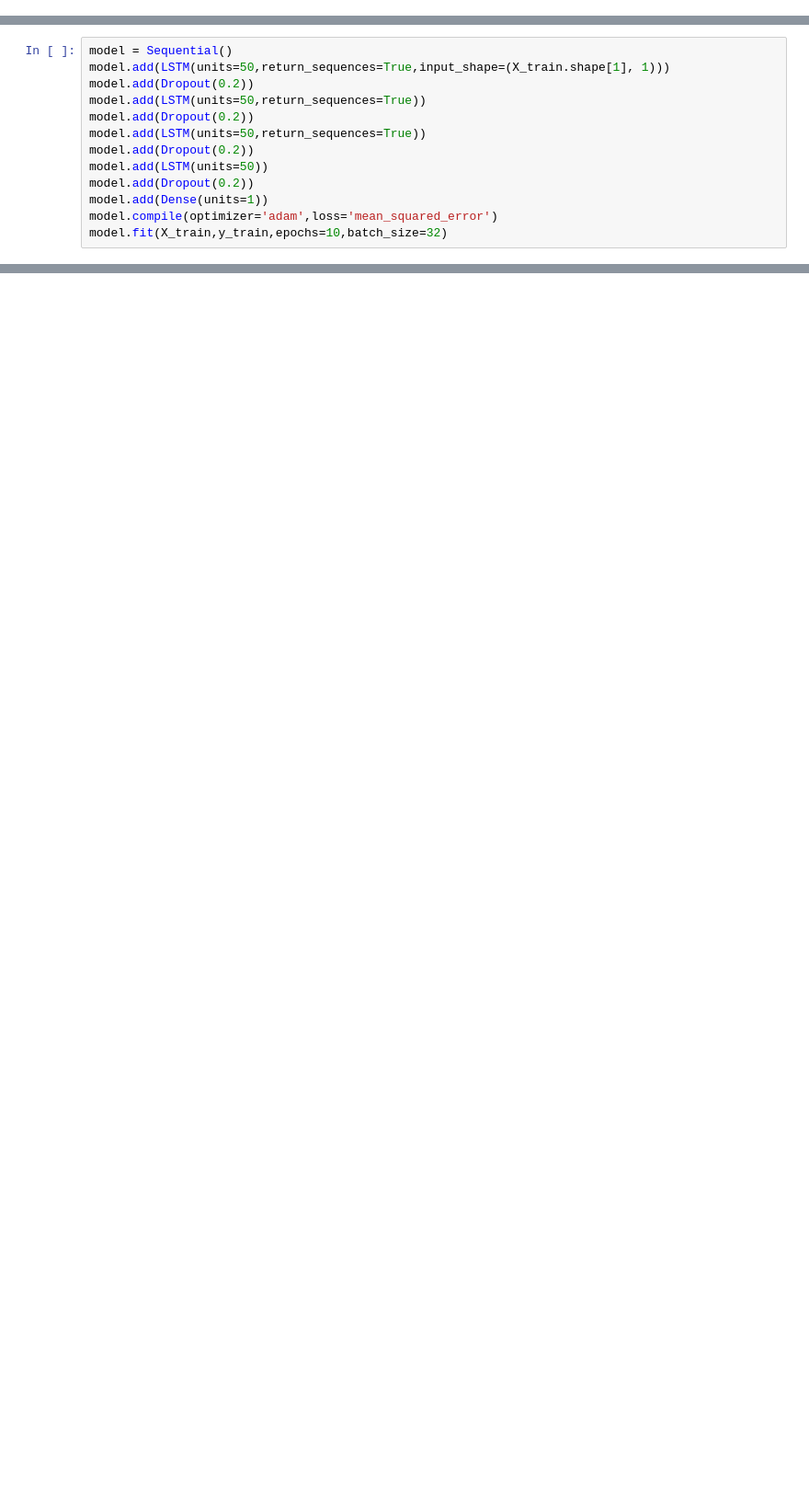
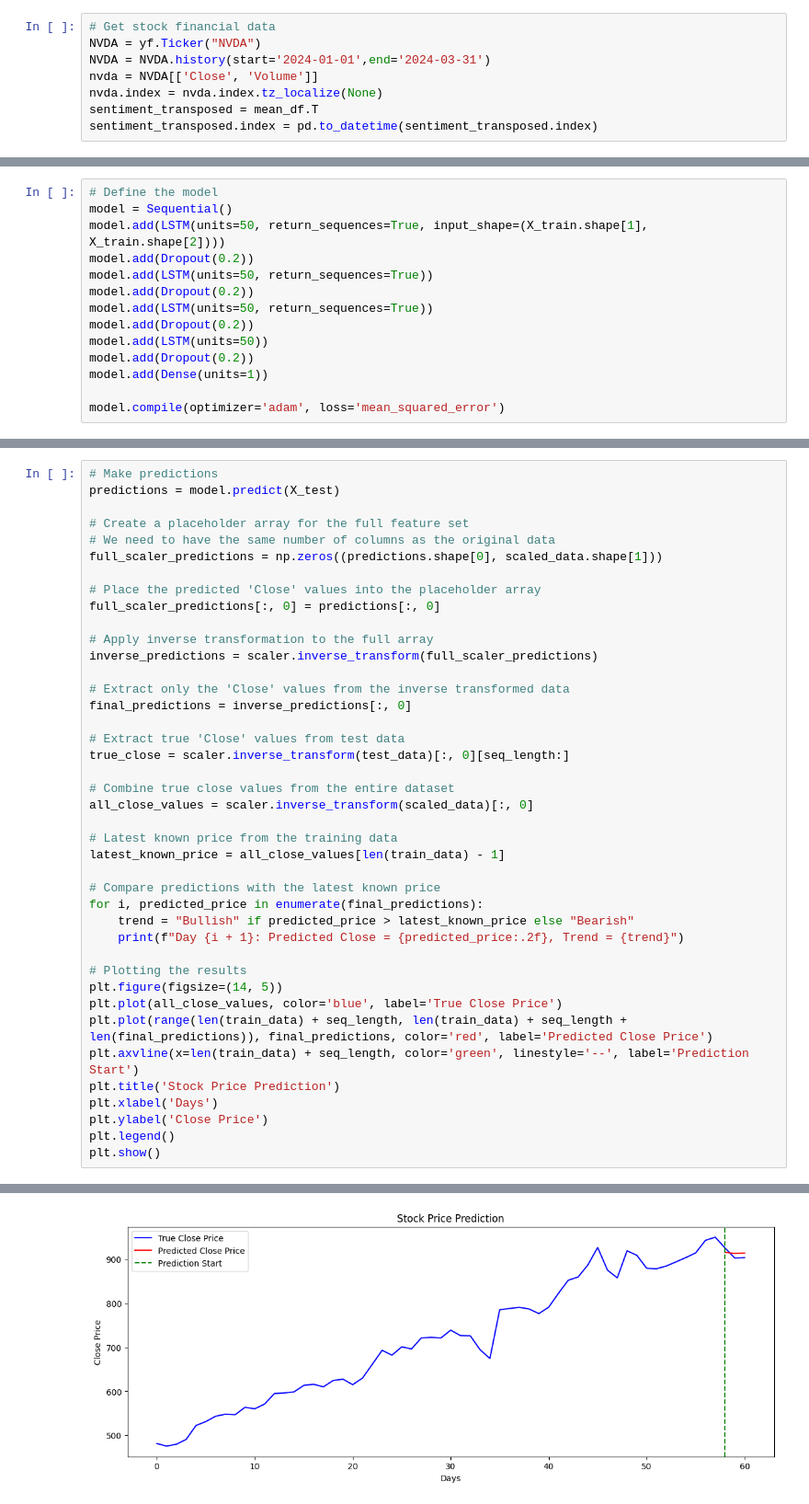
Before and after one commit to RazvanAndreiMoga/YTIC25-Stock-Price-Prediction, a Jupyter notebook: stock_sentiment_analysis_nltk.ipynb, the cells around one changed output, grey strips where cells are left out. Shown at 92% size. Drawn from its saved outputs; the diff is of its cells as text; blank space fills up the shorter version.

```diff
--- a/stock_sentiment_analysis_nltk.ipynb
+++ b/stock_sentiment_analysis_nltk.ipynb
@@ -276 +126,9 @@ plt.show()
+# %%
+# Get stock financial data
+NVDA = yf.Ticker("NVDA")
+NVDA = NVDA.history(start='2024-01-01',end='2024-03-31')
+nvda = NVDA[['Close', 'Volume']]
+nvda.index = nvda.index.tz_localize(None)
+sentiment_transposed = mean_df.T
+sentiment_transposed.index = pd.to_datetime(sentiment_transposed.index)
 # %%
@@ -324,15 +182,16 @@ X_train = np.reshape(X_train, (X_train.shape[0], X_train.shape[1], 1))
 # %%
+# Define the model
 model = Sequential()
-model.add(LSTM(units=50,return_sequences=True,input_shape=(X_train.shape[1], 1)))
+model.add(LSTM(units=50, return_sequences=True, input_shape=(X_train.shape[1], X_train.shape[2])))
 model.add(Dropout(0.2))
-model.add(LSTM(units=50,return_sequences=True))
+model.add(LSTM(units=50, return_sequences=True))
 model.add(Dropout(0.2))
-model.add(LSTM(units=50,return_sequences=True))
+model.add(LSTM(units=50, return_sequences=True))
 model.add(Dropout(0.2))
 model.add(LSTM(units=50))
 model.add(Dropout(0.2))
 model.add(Dense(units=1))
-model.compile(optimizer='adam',loss='mean_squared_error')
-model.fit(X_train,y_train,epochs=10,batch_size=32)
+
+model.compile(optimizer='adam', loss='mean_squared_error')
 # %% [output]
 Do not pass an `input_shape`/`input_dim` argument to a layer. When using Sequential models, prefer using an `Input(shape)` object as the first layer in the model instead.
@@ -441,0 +223,42 @@ plt.show()
+# %%
+# Make predictions
+predictions = model.predict(X_test)
+
+# Create a placeholder array for the full feature set
+# We need to have the same number of columns as the original data
+full_scaler_predictions = np.zeros((predictions.shape[0], scaled_data.shape[1]))
+
+# Place the predicted 'Close' values into the placeholder array
+full_scaler_predictions[:, 0] = predictions[:, 0]
+
+# Apply inverse transformation to the full array
+inverse_predictions = scaler.inverse_transform(full_scaler_predictions)
+
+# Extract only the 'Close' values from the inverse transformed data
+final_predictions = inverse_predictions[:, 0]
+
+# Extract true 'Close' values from test data
+true_close = scaler.inverse_transform(test_data)[:, 0][seq_length:]
+
+# Combine true close values from the entire dataset
+all_close_values = scaler.inverse_transform(scaled_data)[:, 0]
+
+# Latest known price from the training data
+latest_known_price = all_close_values[len(train_data) - 1]
+
+# Compare predictions with the latest known price
+for i, predicted_price in enumerate(final_predictions):
+    trend = "Bullish" if predicted_price > latest_known_price else "Bearish"
+    print(f"Day {i + 1}: Predicted Close = {predicted_price:.2f}, Trend = {trend}")
+
+# Plotting the results
+plt.figure(figsize=(14, 5))
+plt.plot(all_close_values, color='blue', label='True Close Price')
+plt.plot(range(len(train_data) + seq_length, len(train_data) + seq_length + len(final_predictions)), final_predictions, color='red', label='Predicted Close Price')
+plt.axvline(x=len(train_data) + seq_length, color='green', linestyle='--', label='Prediction Start')
+plt.title('Stock Price Prediction')
+plt.xlabel('Days')
+plt.ylabel('Close Price')
+plt.legend()
+plt.show()
+# %% [output]
@@ -441,0 +269 @@ plt.show()
+[figure, added]
```
Also changed, not shown: parts of 25 cells of this notebook, 4 other files.
